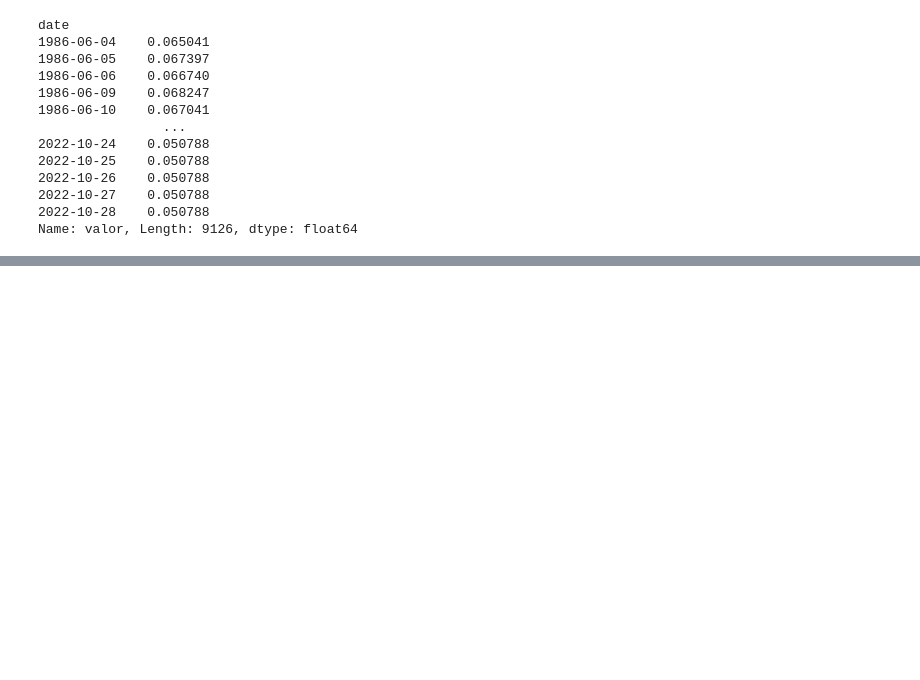
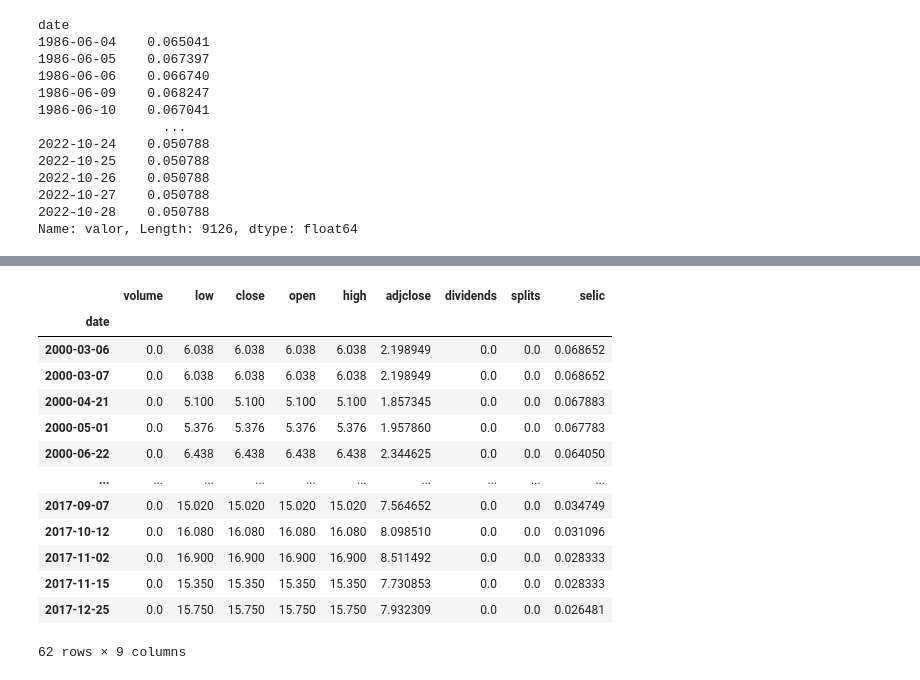
Before and after one commit to xxbielxd/Modelo-de-Predi-o-da-Bolsa-de-Valores, a Jupyter notebook: script.ipynb, the cells around one changed output, grey strips where cells are left out. Saved outputs shown, nothing was run; the diff lists cells and outputs as text; code cells hidden in the pictures; blank space fills up the shorter version.

Commit message:
preencher as linhas com selic faltante

```diff
--- a/script.ipynb
+++ b/script.ipynb
@@ -124,0 +125,8 @@ selic.plot()
+# %%
+# Unir selic com a base PETR4
+
+petr_dados = petr_dados.assign(selic = selic)
+
+# Verificar se algum ficou em branco
+
+petr_dados.isna().sum()
@@ -124,0 +144,32 @@ selic.plot()
+# %%
+# Os em branco vou preencher com o ultimo valor
+
+def preencherUltimoSelic (x):
+
+    global selic
+    days = 1
+
+    while math.isnan(x['selic']):
+        atual = pd.to_datetime(x.name - relativedelta(days=days)).strftime('%Y-%m-%d')
+        if atual in selic.index :
+            x['selic'] = selic.loc[atual]
+        days += 1
+    return x
+
+
+petr_dados[petr_dados["selic"].isna()].apply(preencherUltimoSelic, axis=1)
+# %% [output]
+|  | volume | low | close | open | high | adjclose | dividends | splits | selic |
+| date |  |  |  |  |  |  |  |  |  |
+| 2000-03-06 | 0.0 | 6.038 | 6.038 | 6.038 | 6.038 | 2.198949 | 0.0 | 0.0 | 0.068652 |
+| 2000-03-07 | 0.0 | 6.038 | 6.038 | 6.038 | 6.038 | 2.198949 | 0.0 | 0.0 | 0.068652 |
+| 2000-04-21 | 0.0 | 5.100 | 5.100 | 5.100 | 5.100 | 1.857345 | 0.0 | 0.0 | 0.067883 |
+| 2000-05-01 | 0.0 | 5.376 | 5.376 | 5.376 | 5.376 | 1.957860 | 0.0 | 0.0 | 0.067783 |
+| 2000-06-22 | 0.0 | 6.438 | 6.438 | 6.438 | 6.438 | 2.344625 | 0.0 | 0.0 | 0.064050 |
+| ... | ... | ... | ... | ... | ... | ... | ... | ... | ... |
+| 2017-09-07 | 0.0 | 15.020 | 15.020 | 15.020 | 15.020 | 7.564652 | 0.0 | 0.0 | 0.034749 |
+| 2017-10-12 | 0.0 | 16.080 | 16.080 | 16.080 | 16.080 | 8.098510 | 0.0 | 0.0 | 0.031096 |
+| 2017-11-02 | 0.0 | 16.900 | 16.900 | 16.900 | 16.900 | 8.511492 | 0.0 | 0.0 | 0.028333 |
+| 2017-11-15 | 0.0 | 15.350 | 15.350 | 15.350 | 15.350 | 7.730853 | 0.0 | 0.0 | 0.028333 |
+| 2017-12-25 | 0.0 | 15.750 | 15.750 | 15.750 | 15.750 | 7.932309 | 0.0 | 0.0 | 0.026481 |
+62 rows × 9 columns
```
Also changed, not shown: parts of 5 cells of this notebook.
